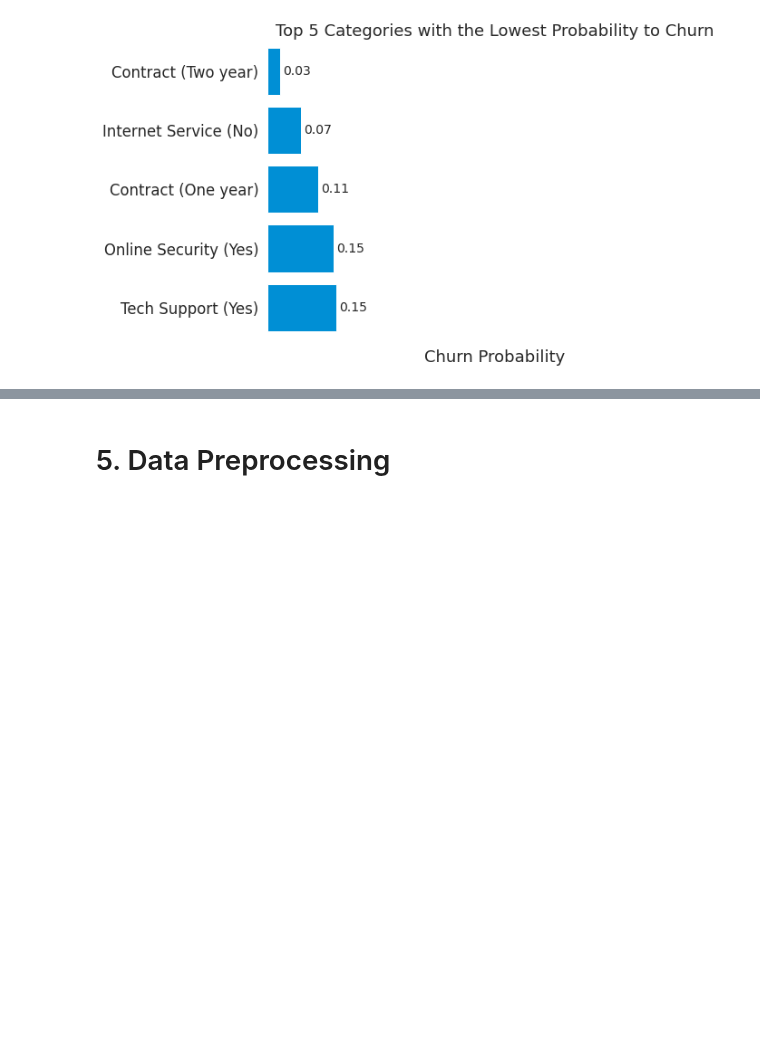
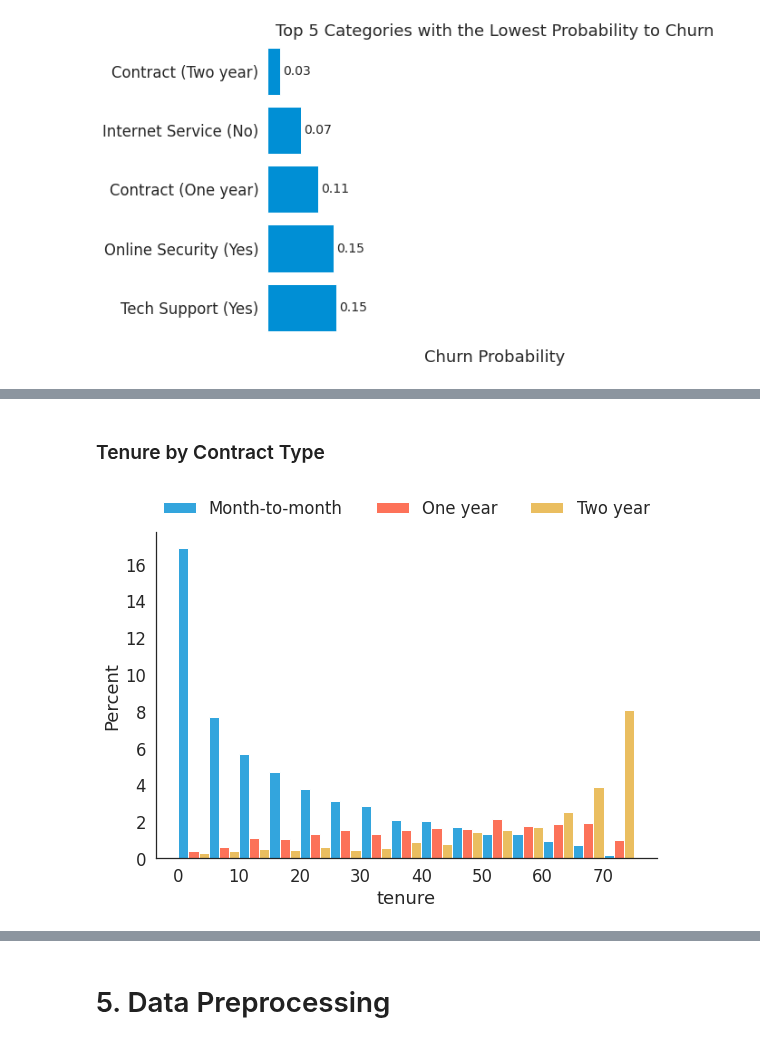
Before and after one commit to adhang/data-science-digital-skola, a Jupyter notebook: 99. Final Project/Telco_Customer_Churn_Prediction_(Portfolio).ipynb, the cells around one changed output, grey strips where cells are left out. Drawn from its saved outputs; the diff is of its cells as text; code cells hidden in the pictures; blank space fills up the shorter version.

```diff
--- a/99. Final Project/Telco_Customer_Churn_Prediction_(Portfolio).ipynb
+++ b/99. Final Project/Telco_Customer_Churn_Prediction_(Portfolio).ipynb
@@ -702,0 +737,12 @@ stacked_bar_plot(data=data_viz, x='senior_citizen', y='churn', ax=ax)
+# %% [markdown]
+### Tenure by Contract Type
+# %%
+fig, ax = plt.subplots(figsize=(8, 6))
+
+sns.histplot(data=data_viz, x='tenure', hue='contract', stat='percent', multiple='dodge', ax=ax, binwidth=5, alpha=0.8)
+sns.move_legend(ax, "lower center", bbox_to_anchor=(.5, 1), ncol=3, title='', frameon=False)
+
+sns.despine()
+plt.show()
+# %% [output]
+[figure, added]
```
Also changed, not shown: parts of 16 cells of this notebook.
